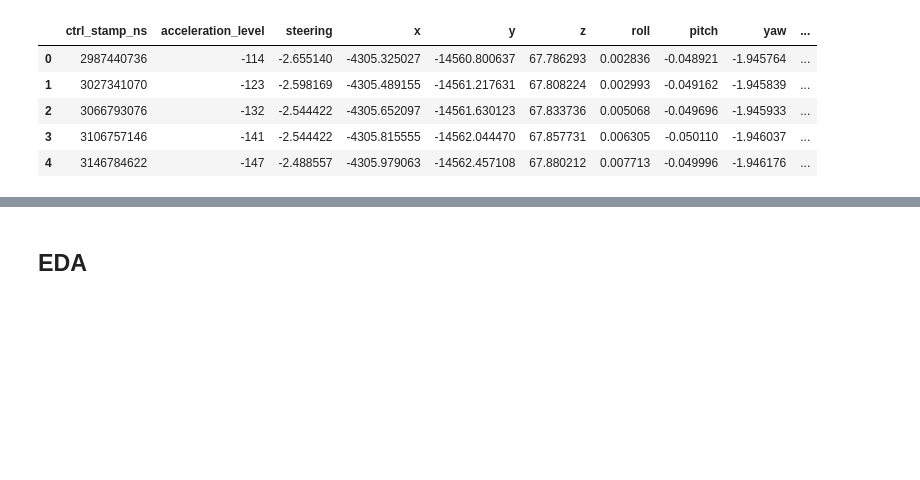
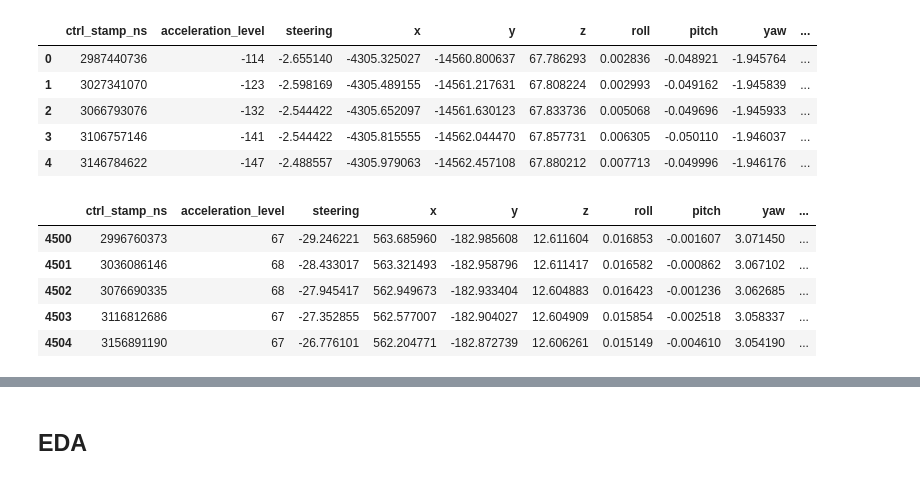
Before and after one commit to rvegrc/self_drive, a Jupyter notebook: self-driving.ipynb, the cells around one changed output, grey strips where cells are left out. Saved outputs shown, nothing was run; the diff lists cells and outputs as text; code cells hidden in the pictures; blank space fills up the shorter version.

```diff
--- a/self-driving.ipynb
+++ b/self-driving.ipynb
@@ -330,6 +331,9 @@ def make_df_all_ids(path: str, ids: pd.Series, files: list) -> pd.DataFrame:
 
         clm = make_df_id(control, localization, metadata)
 
+        # add id column
+        clm['id'] = i
+
         data.append(clm)
 
     # Concatenate all DataFrames from the list
@@ -348,5 +352,14 @@ train_data_clm.head()
 | 2 | 3066793076 | -132 | -2.544422 | -4305.652097 | -14561.630123 | 67.833736 | 0.005068 | -0.049696 | -1.945933 | ... |
 | 3 | 3106757146 | -141 | -2.544422 | -4305.815555 | -14562.044470 | 67.857731 | 0.006305 | -0.050110 | -1.946037 | ... |
 | 4 | 3146784622 | -147 | -2.488557 | -4305.979063 | -14562.457108 | 67.880212 | 0.007713 | -0.049996 | -1.946176 | ... |
+# %%
+train_data_clm.query('id == 3').head()
+# %% [output]
+|  | ctrl_stamp_ns | acceleration_level | steering | x | y | z | roll | pitch | yaw | ... |
+| 4500 | 2996760373 | 67 | -29.246221 | 563.685960 | -182.985608 | 12.611604 | 0.016853 | -0.001607 | 3.071450 | ... |
+| 4501 | 3036086146 | 68 | -28.433017 | 563.321493 | -182.958796 | 12.611417 | 0.016582 | -0.000862 | 3.067102 | ... |
+| 4502 | 3076690335 | 68 | -27.945417 | 562.949673 | -182.933404 | 12.604883 | 0.016423 | -0.001236 | 3.062685 | ... |
+| 4503 | 3116812686 | 67 | -27.352855 | 562.577007 | -182.904027 | 12.604909 | 0.015854 | -0.002518 | 3.058337 | ... |
+| 4504 | 3156891190 | 67 | -26.776101 | 562.204771 | -182.872739 | 12.606261 | 0.015149 | -0.004610 | 3.054190 | ... |
 # %%
 train_data_clm.to_parquet(f'{tmp_data_path}/train_self_dr_trnsfmed.parquet', index=False)
```
Also changed, not shown: parts of 20 cells of this notebook.
